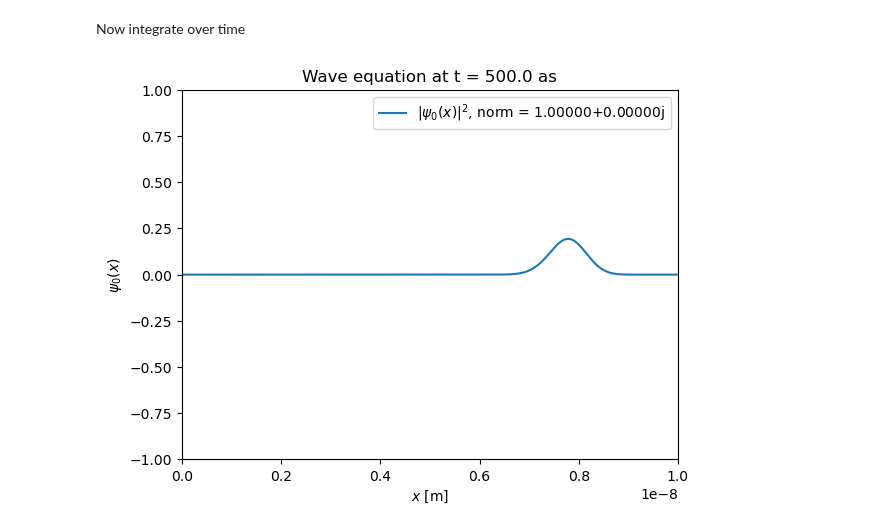
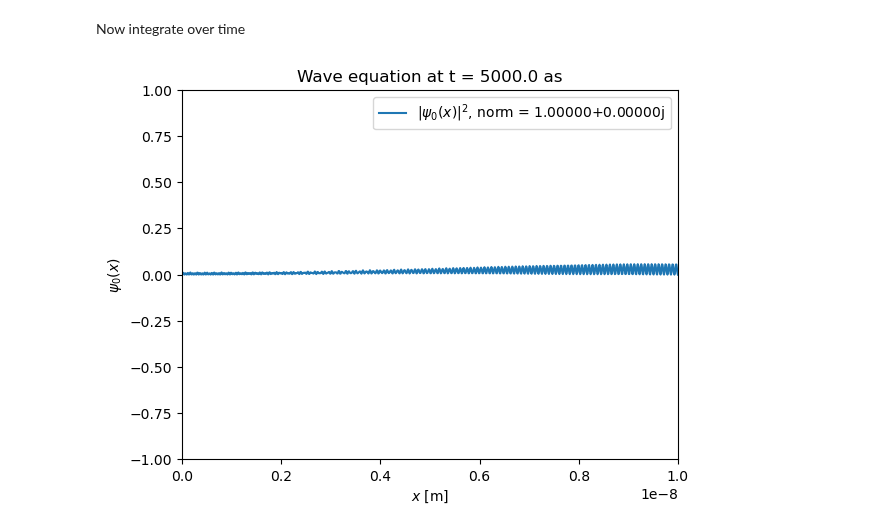
Before and after one commit to vlvovch/PHYS6350-ComputationalPhysics, a Jupyter notebook: code/13_QuantumMechanics/13_QuantumMechanics.ipynb, the cells around one changed output. Saved outputs shown, nothing was run; the diff lists cells and outputs as text; code cells hidden in the pictures.

```diff
--- a/code/13_QuantumMechanics/13_QuantumMechanics.ipynb
+++ b/code/13_QuantumMechanics/13_QuantumMechanics.ipynb
@@ -510,25 +510,25 @@ Now integrate over time
 # %%
 from IPython.display import clear_output
 import time
 
 current_time = 0.
 h = 1e-19
 nsteps = 100
-for i in range(50):
+for i in range(500):
     psi = schrodinger_finitediff_solve(psi, h, nsteps, dx, me, 2)
     current_time += h * nsteps
 
     clear_output(wait=True)
     plt.title("Wave equation at t = " + '{:.1f}'.format(current_time*1.e18) + " as")
     plt.xlabel('${x}$ [m]')
     plt.ylabel('${\psi_0(x)}$')
     plt.xlim(0,L)
     plt.ylim(-1,1)
     # plt.xlim(L/2 - 0.05*L,L/2 + 0.05*L)
     #plt.plot([a*k for k in range(N+1)], np.real(psi), label="Re ${\psi_0(x)}$")
     #plt.plot([a*k for k in range(N+1)], np.imag(psi), label="Im ${\psi_0(x)}$")
     plt.plot([a*k for k in range(N+1)], np.abs(psi)**2, label="${|\psi_0(x)}|^2$, norm = " + '{:.5f}'.format(integral_psi2(psi,dx)/norm0))
     plt.legend()
     plt.show()
 # %% [output]
-[figure, old version]
+[figure, new version]
```
Also changed, not shown: parts of 5 cells of this notebook, 8 other files.
